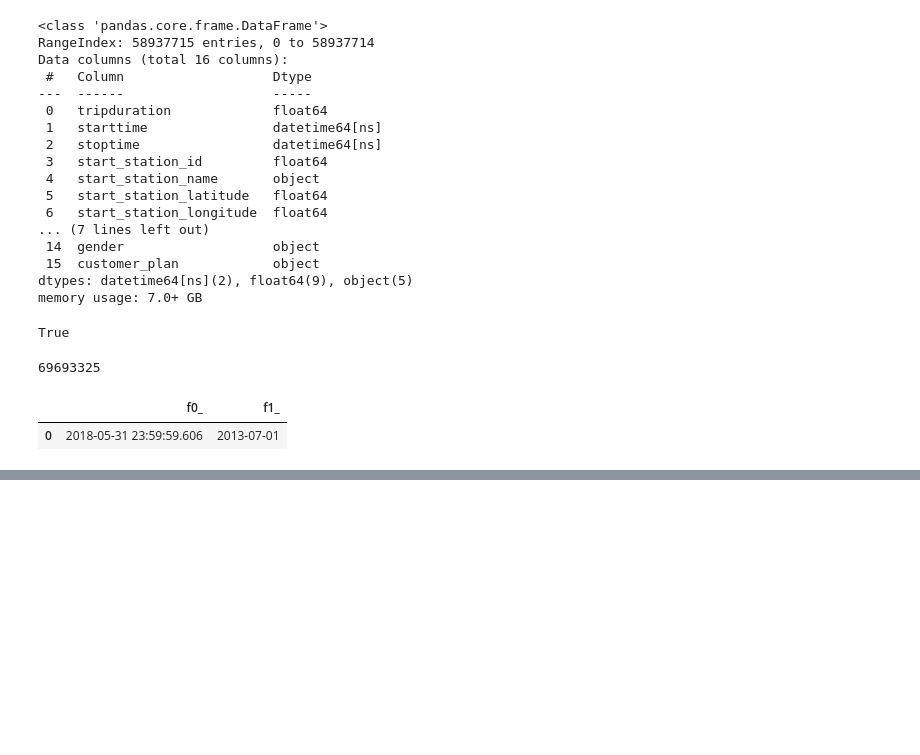
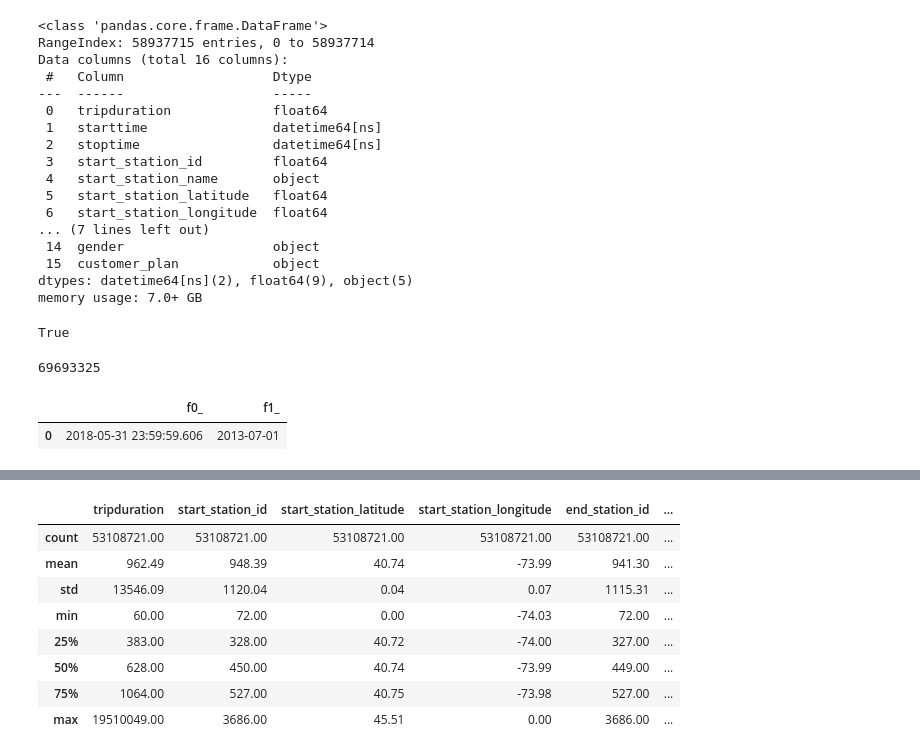
Before and after one commit to Pravdaray/Newyork_citybike_data_analysis, a Jupyter notebook: Basic_eda.ipynb, the cells around one changed output, grey strips where cells are left out. Cells and saved outputs as stored; diff of their text form; code cells hidden in the pictures; blank space fills up the shorter version.

```diff
--- a/Basic_eda.ipynb
+++ b/Basic_eda.ipynb
@@ -278,0 +292,12 @@ SELECT max(starttime), min(starttime) FROM `bigquery-public-data.new_york_citibi
+# %%
+df_trips.describe().round(2)
+# %% [output]
+|  | tripduration | start_station_id | start_station_latitude | start_station_longitude | end_station_id | ... |
+| count | 53108721.00 | 53108721.00 | 53108721.00 | 53108721.00 | 53108721.00 | ... |
+| mean | 962.49 | 948.39 | 40.74 | -73.99 | 941.30 | ... |
+| std | 13546.09 | 1120.04 | 0.04 | 0.07 | 1115.31 | ... |
+| min | 60.00 | 72.00 | 0.00 | -74.03 | 72.00 | ... |
+| 25% | 383.00 | 328.00 | 40.72 | -74.00 | 327.00 | ... |
+| 50% | 628.00 | 450.00 | 40.74 | -73.99 | 449.00 | ... |
+| 75% | 1064.00 | 527.00 | 40.75 | -73.98 | 527.00 | ... |
+| max | 19510049.00 | 3686.00 | 45.51 | 0.00 | 3686.00 | ... |
```
Also changed, not shown: parts of 8 cells of this notebook, 2 other files.
